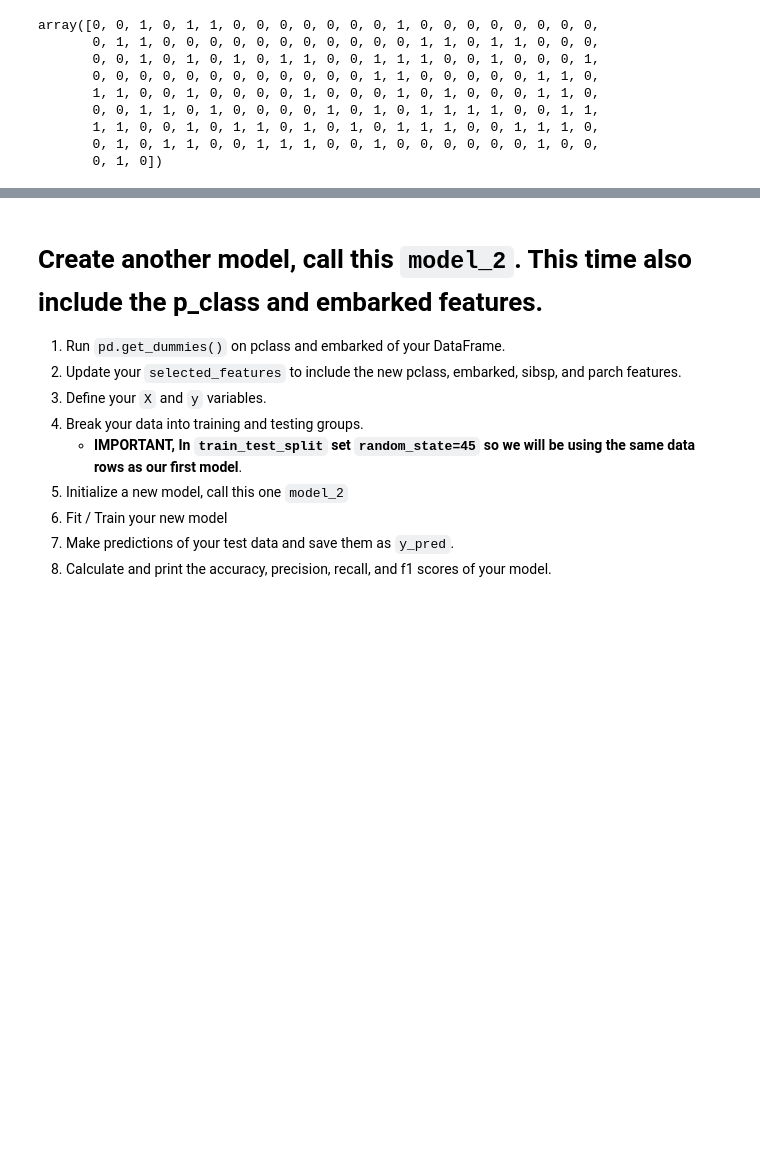
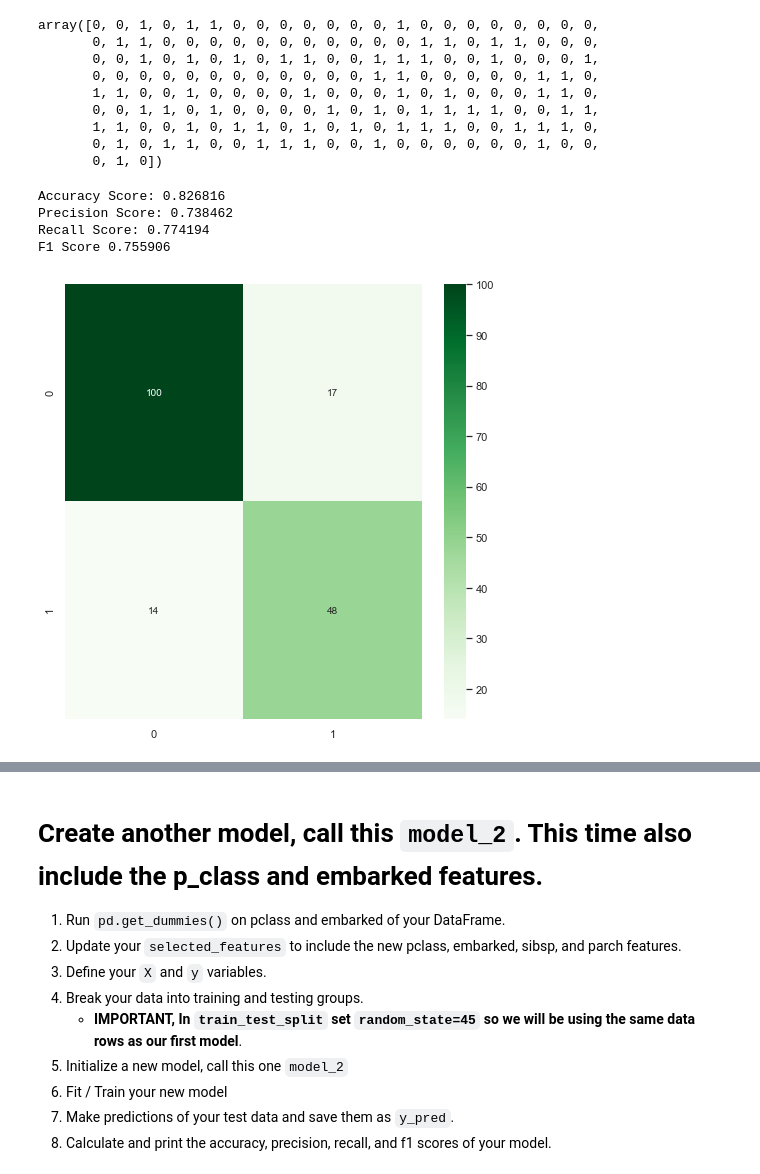
Before and after one commit to nguyenthan-1/2022-fall-data-science, a Jupyter notebook: Week-03-Intro-To-ML/Exercise-Logistic-Regression.ipynb, the cells around one changed output, grey strips where cells are left out. Saved outputs shown, nothing was run; the diff lists cells and outputs as text; code cells hidden in the pictures; blank space fills up the shorter version.

```diff
--- a/Week-03-Intro-To-ML/Exercise-Logistic-Regression.ipynb
+++ b/Week-03-Intro-To-ML/Exercise-Logistic-Regression.ipynb
@@ -172,28 +170,39 @@ array([0, 0, 1, 0, 1, 1, 0, 0, 0, 0, 0, 0, 0, 1, 0, 0, 0, 0, 0, 0, 0, 0,
 # %%
 # 2. Calculate and print the accuracy, precision, recall, and f1 scores of your model.
-from sklearn.metrics import accuary_score, precision_score
+from sklearn.metrics import accuracy_score, precision_score, recall_score, f1_score, confusion_matrix
 # Calculate our accuracy
-accuracy =
+accuracy = accuracy_score(y_test, y_pred)
 
 # Calculate our precision score
-precision = ???
+precision = precision_score(y_test, y_pred)
 
 # Calculate our recall score
-recall = ???
+recall = recall_score(y_test, y_pred)
 
-f1 = ???
+f1 = f1_score(y_test, y_pred)
 
 # Print each of our scores to inspect performance.
 print("Accuracy Score: %f" % accuracy)
 print("Precision Score: %f" % precision)
 print("Recall Score: %f" % recall)
 print('F1 Score %f' % f1)
+# %% [output]
+Accuracy Score: 0.826816
+Precision Score: 0.738462
+Recall Score: 0.774194
+F1 Score 0.755906
 # %%
 # 1. Plot a confusion matrix of your predicted results.
 import matplotlib.pyplot as plt
 fig = plt.figure(figsize=(8,8))
 plt.xlabel('Predicted')
-plt.ylabel('Actual');
+plt.ylabel('Actual')
+
+cm = confusion_matrix(y_test, y_pred)
+ax = sns.heatmap(cm, annot=True, cmap='Greens', fmt='g')
+plt.show()
+# %% [output]
+[figure, added]
 # %%
 # How many True Positives and True Negatives did your model get?
 print('??? True Negatives and ??? True Positives')
```
Also changed, not shown: parts of 3 cells of this notebook.
